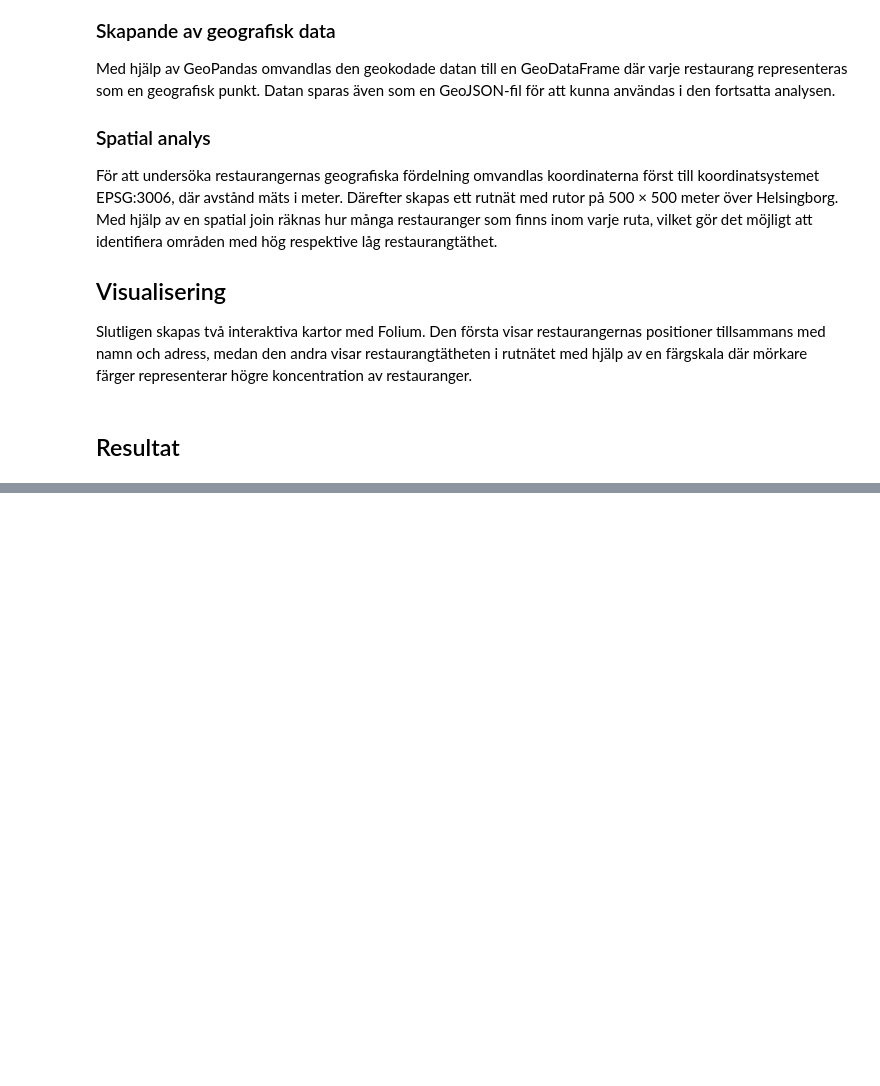
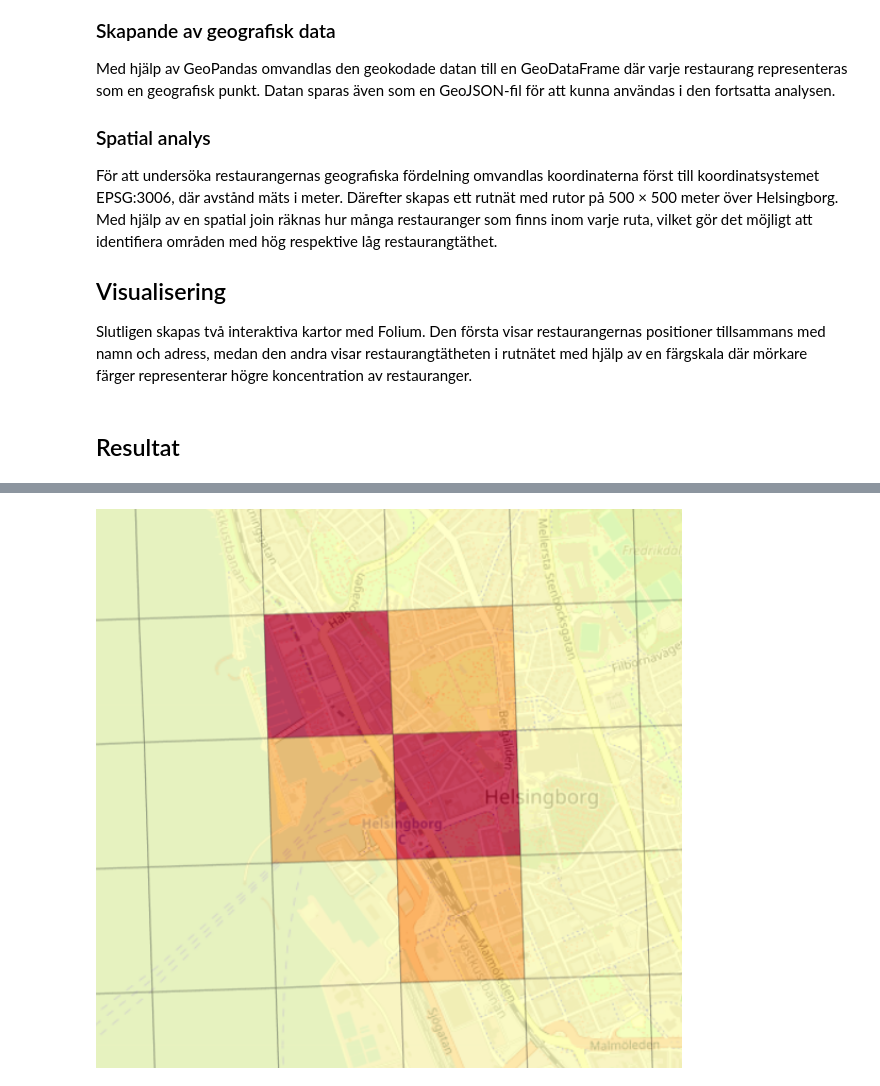
Before and after one commit to janekrajt-tech/hbg_restaurant_geodata, a Jupyter notebook: notebooks/restaurant_hbg_analysis.ipynb, the cells around one changed output, grey strips where cells are left out. Saved outputs shown, nothing was run; the diff lists cells and outputs as text; code cells hidden in the pictures; blank space fills up the shorter version.

```diff
--- a/notebooks/restaurant_hbg_analysis.ipynb
+++ b/notebooks/restaurant_hbg_analysis.ipynb
@@ -60,2 +128,9 @@ Slutligen skapas två interaktiva kartor med Folium. Den första visar restauran
+# %%
+display(Image(
+    filename="../data/processed/restaurant_density_map.png",
+    width=800
+))
+# %% [output]
+[figure, added]
 # %% [markdown]
 ## Begränsningar och möjliga förbättringar
```
Also changed, not shown: parts of 13 cells of this notebook, 2 other files.
